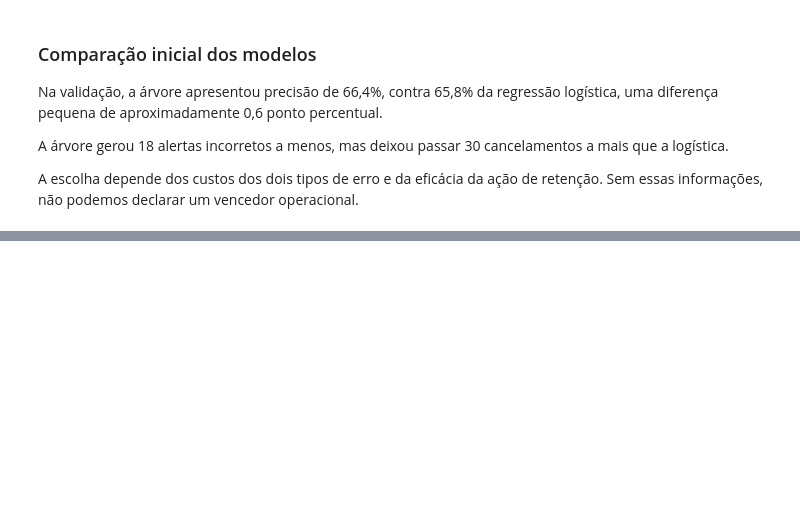
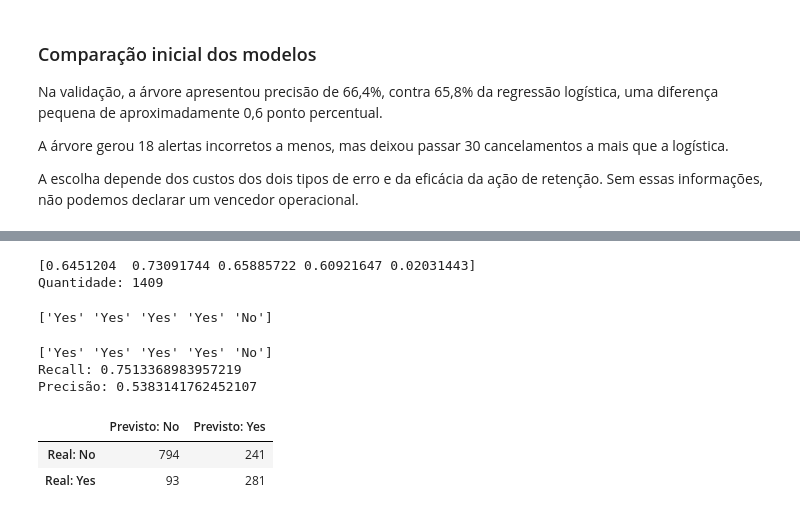
Before and after one commit to Guswrath/churn-assinaturas, a Jupyter notebook: 01_exploracao_churn.ipynb, the cells around one changed output, grey strips where cells are left out. Cells and saved outputs as stored; diff of their text form; code cells hidden in the pictures; blank space fills up the shorter version.

Commit message:
Compara limiares da regressao logistica e documenta troca entre erros

```diff
--- a/01_exploracao_churn.ipynb
+++ b/01_exploracao_churn.ipynb
@@ -813,3 +813,9 @@ A árvore gerou 18 alertas incorretos a menos, mas deixou passar
 A escolha depende dos custos dos dois tipos de erro e da eficácia
 da ação de retenção. Sem essas informações, não podemos declarar
 um vencedor operacional.
+# %%
+probabilidades_logistica = modelo_logistico.predict_proba(X_valid)
+
+print("Ordem das classes:", modelo_logistico.classes_)
+print("Primeiros cinco clientes:")
+print(probabilidades_logistica[:5])
@@ -815,0 +830,60 @@ um vencedor operacional.
+# %%
+probabilidade_churn = probabilidades_logistica[:, 1]
+
+print(probabilidade_churn[:5])
+print("Quantidade:", len(probabilidade_churn))
+# %% [output]
+[0.6451204  0.73091744 0.65885722 0.60921647 0.02031443]
+Quantidade: 1409
+# %%
+import numpy as np
+
+limiar = 0.50
+
+previsoes_limiar_050 = np.where(
+    probabilidade_churn >= limiar,
+    "Yes",
+    "No"
+)
+
+print(previsoes_limiar_050[:5])
+# %% [output]
+['Yes' 'Yes' 'Yes' 'Yes' 'No']
+# %%
+limiar = 0.30
+
+previsoes_limiar_030 = np.where(
+    probabilidade_churn >= limiar,
+    "Yes",
+    "No"
+)
+
+print(previsoes_limiar_030[:5])
+
+print("Recall:", recall_score(
+    y_valid, previsoes_limiar_030, pos_label="Yes"
+))
+
+print("Precisão:", precision_score(
+    y_valid, previsoes_limiar_030, pos_label="Yes"
+))
+# %% [output]
+['Yes' 'Yes' 'Yes' 'Yes' 'No']
+Recall: 0.7513368983957219
+Precisão: 0.5383141762452107
+# %%
+matriz_limiar = confusion_matrix(
+    y_valid,
+    previsoes_limiar_030,
+    labels=["No", "Yes"]
+)
+
+pd.DataFrame(
+    matriz_limiar,
+    index=["Real: No", "Real: Yes"],
+    columns=["Previsto: No", "Previsto: Yes"]
+)
+# %% [output]
+|  | Previsto: No | Previsto: Yes |
+| Real: No | 794 | 241 |
+| Real: Yes | 93 | 281 |
```
Also changed, not shown: parts of 2 cells of this notebook.
